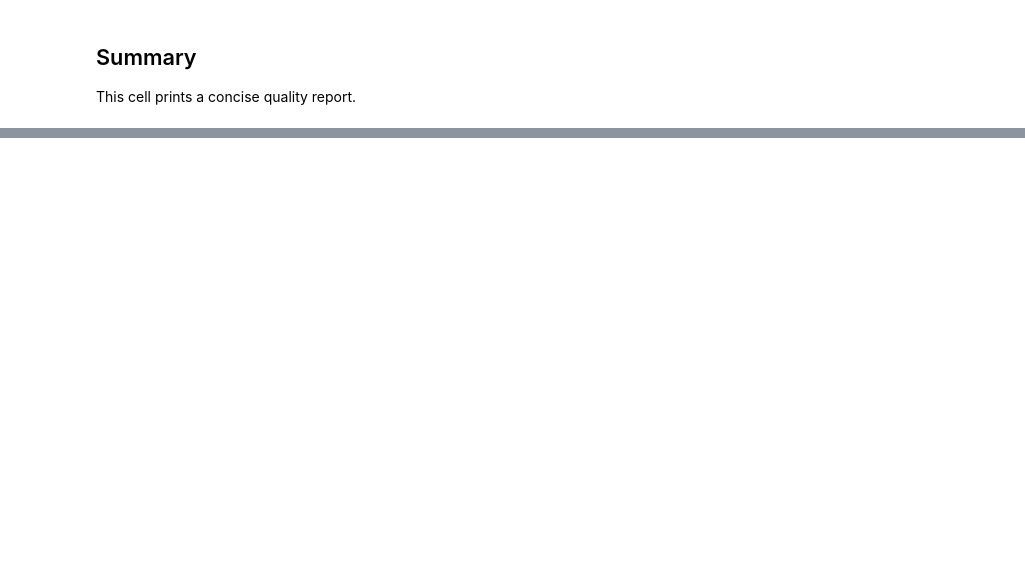
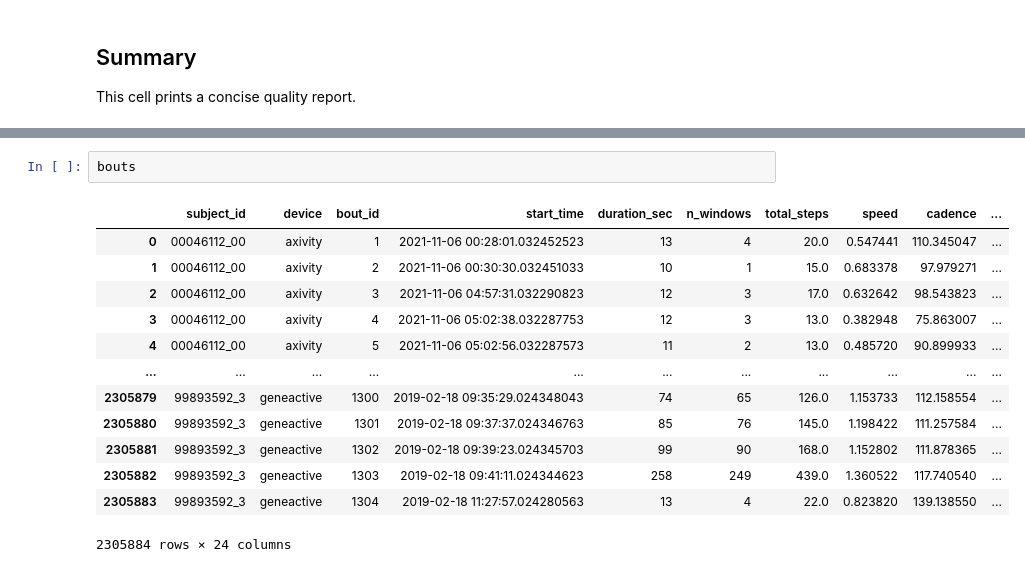
Before and after one commit to yonbrand/rush_pipeline, a Jupyter notebook: eda_pipeline_outputs.ipynb, the cells around one changed output, grey strips where cells are left out. Cells and saved outputs as stored; diff of their text form; blank space fills up the shorter version.

```diff
--- a/eda_pipeline_outputs.ipynb
+++ b/eda_pipeline_outputs.ipynb
@@ -684,0 +817,16 @@ print('=' * 60)
+# %%
+bouts
+# %% [output]
+|  | subject_id | device | bout_id | start_time | duration_sec | n_windows | total_steps | speed | cadence | ... |
+| 0 | 00046112_00 | axivity | 1 | 2021-11-06 00:28:01.032452523 | 13 | 4 | 20.0 | 0.547441 | 110.345047 | ... |
+| 1 | 00046112_00 | axivity | 2 | 2021-11-06 00:30:30.032451033 | 10 | 1 | 15.0 | 0.683378 | 97.979271 | ... |
+| 2 | 00046112_00 | axivity | 3 | 2021-11-06 04:57:31.032290823 | 12 | 3 | 17.0 | 0.632642 | 98.543823 | ... |
+| 3 | 00046112_00 | axivity | 4 | 2021-11-06 05:02:38.032287753 | 12 | 3 | 13.0 | 0.382948 | 75.863007 | ... |
+| 4 | 00046112_00 | axivity | 5 | 2021-11-06 05:02:56.032287573 | 11 | 2 | 13.0 | 0.485720 | 90.899933 | ... |
+| ... | ... | ... | ... | ... | ... | ... | ... | ... | ... | ... |
+| 2305879 | 99893592_3 | geneactive | 1300 | 2019-02-18 09:35:29.024348043 | 74 | 65 | 126.0 | 1.153733 | 112.158554 | ... |
+| 2305880 | 99893592_3 | geneactive | 1301 | 2019-02-18 09:37:37.024346763 | 85 | 76 | 145.0 | 1.198422 | 111.257584 | ... |
+| 2305881 | 99893592_3 | geneactive | 1302 | 2019-02-18 09:39:23.024345703 | 99 | 90 | 168.0 | 1.152802 | 111.878365 | ... |
+| 2305882 | 99893592_3 | geneactive | 1303 | 2019-02-18 09:41:11.024344623 | 258 | 249 | 439.0 | 1.360522 | 117.740540 | ... |
+| 2305883 | 99893592_3 | geneactive | 1304 | 2019-02-18 11:27:57.024280563 | 13 | 4 | 22.0 | 0.823820 | 139.138550 | ... |
+2305884 rows × 24 columns
```
Also changed, not shown: parts of 29 cells of this notebook.
